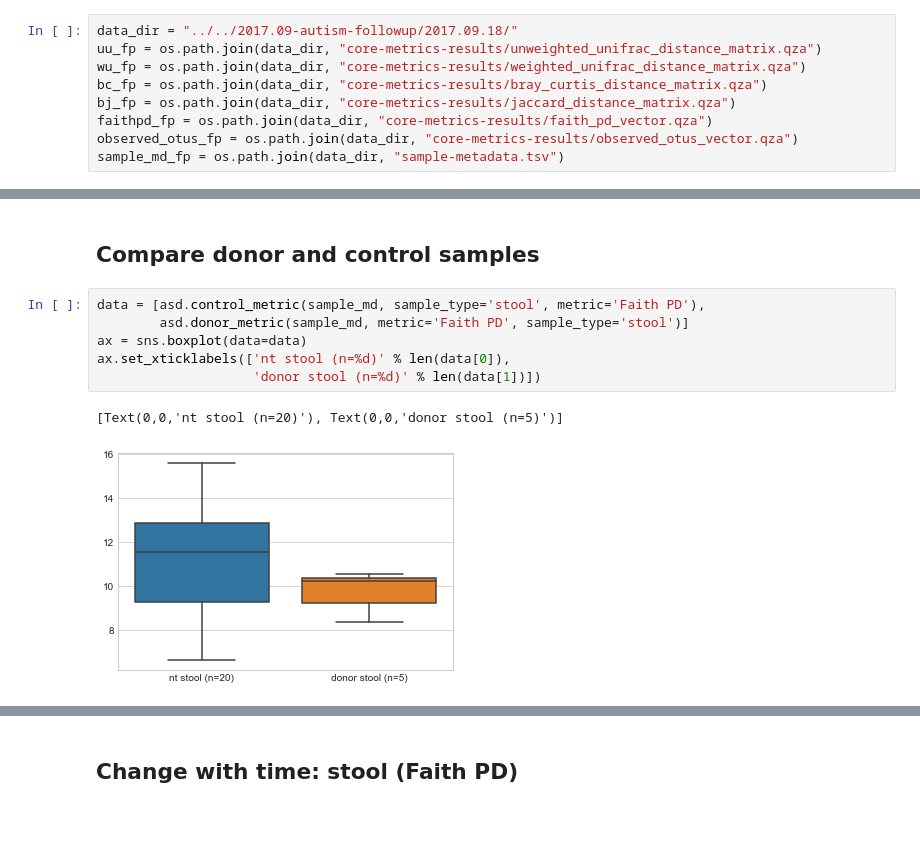
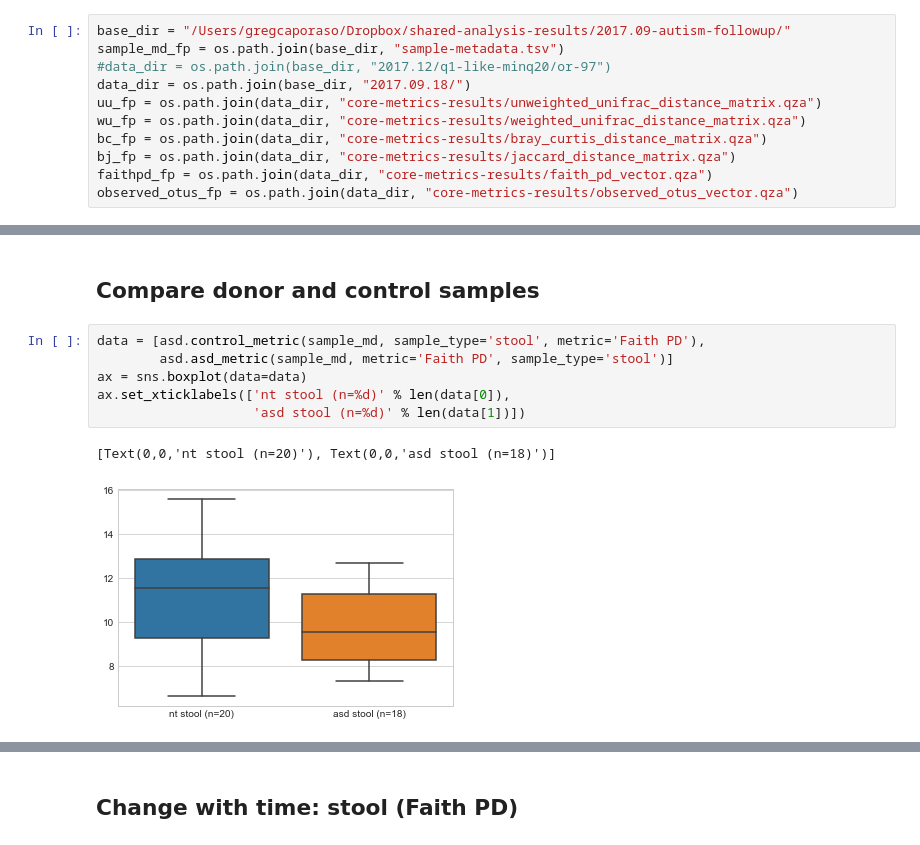
Before and after one commit to khemlalnirmalkar/autism-fmt1, a Jupyter notebook: 16S/engraftment.ipynb, the cells around one changed output, grey strips where cells are left out. Cells and saved outputs as stored; diff of their text form.

Commit message:
updated per-individual plots

```diff
--- a/16S/engraftment.ipynb
+++ b/16S/engraftment.ipynb
@@ -9,14 +9,16 @@ import qiime2
 import asd
 %matplotlib inline
 # %%
-data_dir = "../../2017.09-autism-followup/2017.09.18/"
+base_dir = "/Users/gregcaporaso/Dropbox/shared-analysis-results/2017.09-autism-followup/"
+sample_md_fp = os.path.join(base_dir, "sample-metadata.tsv")
+#data_dir = os.path.join(base_dir, "2017.12/q1-like-minq20/or-97")
+data_dir = os.path.join(base_dir, "2017.09.18/")
 uu_fp = os.path.join(data_dir, "core-metrics-results/unweighted_unifrac_distance_matrix.qza")
 wu_fp = os.path.join(data_dir, "core-metrics-results/weighted_unifrac_distance_matrix.qza")
 bc_fp = os.path.join(data_dir, "core-metrics-results/bray_curtis_distance_matrix.qza")
 bj_fp = os.path.join(data_dir, "core-metrics-results/jaccard_distance_matrix.qza")
 faithpd_fp = os.path.join(data_dir, "core-metrics-results/faith_pd_vector.qza")
 observed_otus_fp = os.path.join(data_dir, "core-metrics-results/observed_otus_vector.qza")
-sample_md_fp = os.path.join(data_dir, "sample-metadata.tsv")
 # %%
 sample_md = pd.read_csv(sample_md_fp, sep='\t', index_col=0, dtype=object)
 uu_dm = qiime2.Artifact.load(uu_fp).view(skbio.DistanceMatrix)
@@ -48,10 +50,10 @@ sample_md['Observed OTUs'] = observed_otus
 ## Compare donor and control samples
 # %%
 data = [asd.control_metric(sample_md, sample_type='stool', metric='Faith PD'),
-        asd.donor_metric(sample_md, metric='Faith PD', sample_type='stool')]
+        asd.asd_metric(sample_md, metric='Faith PD', sample_type='stool')]
 ax = sns.boxplot(data=data)
 ax.set_xticklabels(['nt stool (n=%d)' % len(data[0]),
-                    'donor stool (n=%d)' % len(data[1])])
+                    'asd stool (n=%d)' % len(data[1])])
 # %% [output]
-[Text(0,0,'nt stool (n=20)'), Text(0,0,'donor stool (n=5)')]
+[Text(0,0,'nt stool (n=20)'), Text(0,0,'asd stool (n=18)')]
-[figure, old version]
+[figure, new version]
```
Also changed, not shown: parts of 3 cells of this notebook, 1 other file.
